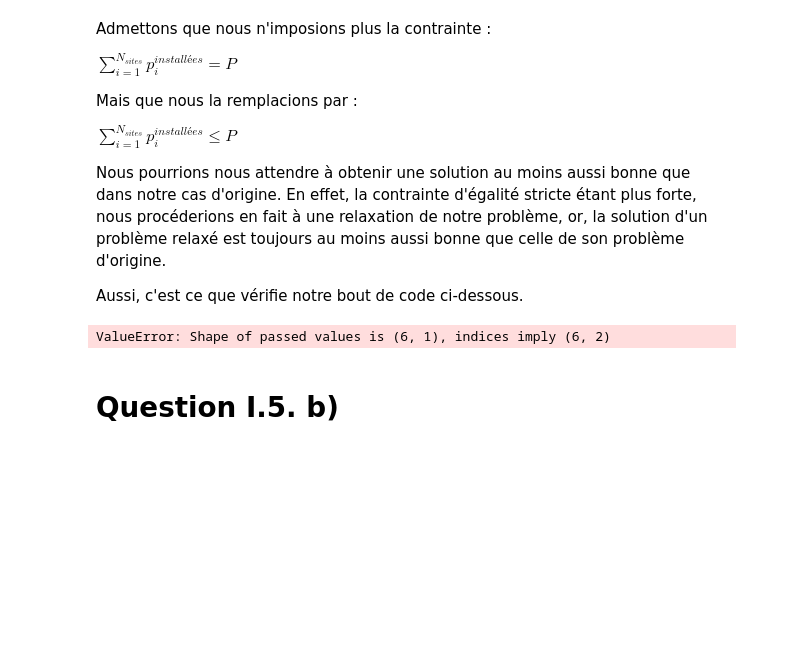
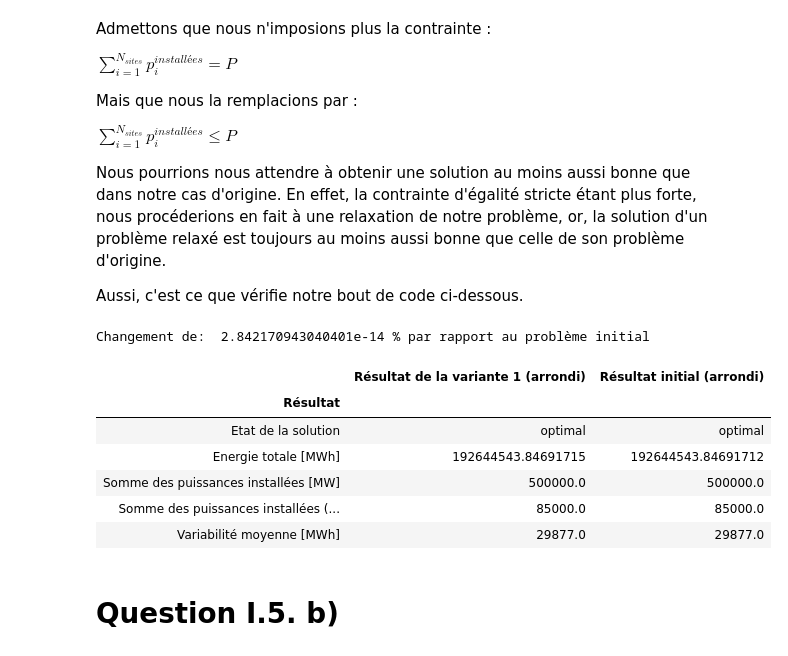
Before and after one commit to anthochung1/Opti_ProjetPartie_I, a Jupyter notebook: Chargement-données-v5.0.ipynb, the cells around one changed output. Saved outputs shown, nothing was run; the diff lists cells and outputs as text; code cells hidden in the pictures; blank space fills up the shorter version.

```diff
--- a/Chargement-données-v5.0.ipynb
+++ b/Chargement-données-v5.0.ipynb
@@ -606,37 +605,42 @@ def attribution_puissance_variante1(P = 500000, κ = 0.17, δ = 0.02, T = 3):
 # %%
 P = 500000
 κ = 0.17
 δ = 0.02
 T =3
 
 p_inst_1, E_tot_1, status_sol_1, l_sol_1, dual_sol_1, dual_coutsreduits_1 = attribution_puissance_variante1(P,κ,δ,T)
 p_inst, E_tot, status_sol, l_sol, dual_sol, dual_coutsreduits = attribution_puissance(P,κ,δ,T)
 
 var_1 = np.sum(l_sol_1)*T//(N_heures)
 var = np.sum(l_sol)*T//(N_heures)
 
 resultat_1 = np.array([[status_sol_1,status_sol],
                         [E_tot_1, E_tot],
                         [np.round(p_inst_1.sum()),np.round(p_inst.sum())],
                         [np.round(p_inst_1[indice_offshore].sum()),np.round(p_inst[indice_offshore].sum())],
-                        [round(var_1),round(var)],
-                        [" "," "]])
-result_1_df = pd.DataFrame(resultat,
+                        [round(var_1),round(var)]])
+result_1_df = pd.DataFrame(resultat_1,
                            index = ["Etat de la solution",
                                     "Energie totale [MWh]",
                                     "Somme des puissances installées [MW]",
                                     "Somme des puissances installées (offshore) [MW]",
-                                    "Variabilité moyenne [MWh]",
-                                    " "],
+                                    "Variabilité moyenne [MWh]"],
                            columns=["Résultat de la variante 1 (arrondi)",
                                     "Résultat initial (arrondi)"])
 result_1_df.index.name = "Résultat"
 
 
 print("\nChangement de: ", (E_tot_1/E_tot)*100 -100 ,"% par rapport au problème initial")
 result_1_df.head(5)
 # %% [output]
-ValueError: Shape of passed values is (6, 1), indices imply (6, 2)
+Changement de:  2.842170943040401e-14 % par rapport au problème initial
+|  | Résultat de la variante 1 (arrondi) | Résultat initial (arrondi) |
+| Résultat |  |  |
+| Etat de la solution | optimal | optimal |
+| Energie totale [MWh] | 192644543.84691715 | 192644543.84691712 |
+| Somme des puissances installées [MW] | 500000.0 | 500000.0 |
+| Somme des puissances installées (... | 85000.0 | 85000.0 |
+| Variabilité moyenne [MWh] | 29877.0 | 29877.0 |
 # %% [markdown]
 # Question I.5. b)
 # %% [markdown]
```
Also changed, not shown: parts of 2 cells of this notebook.
